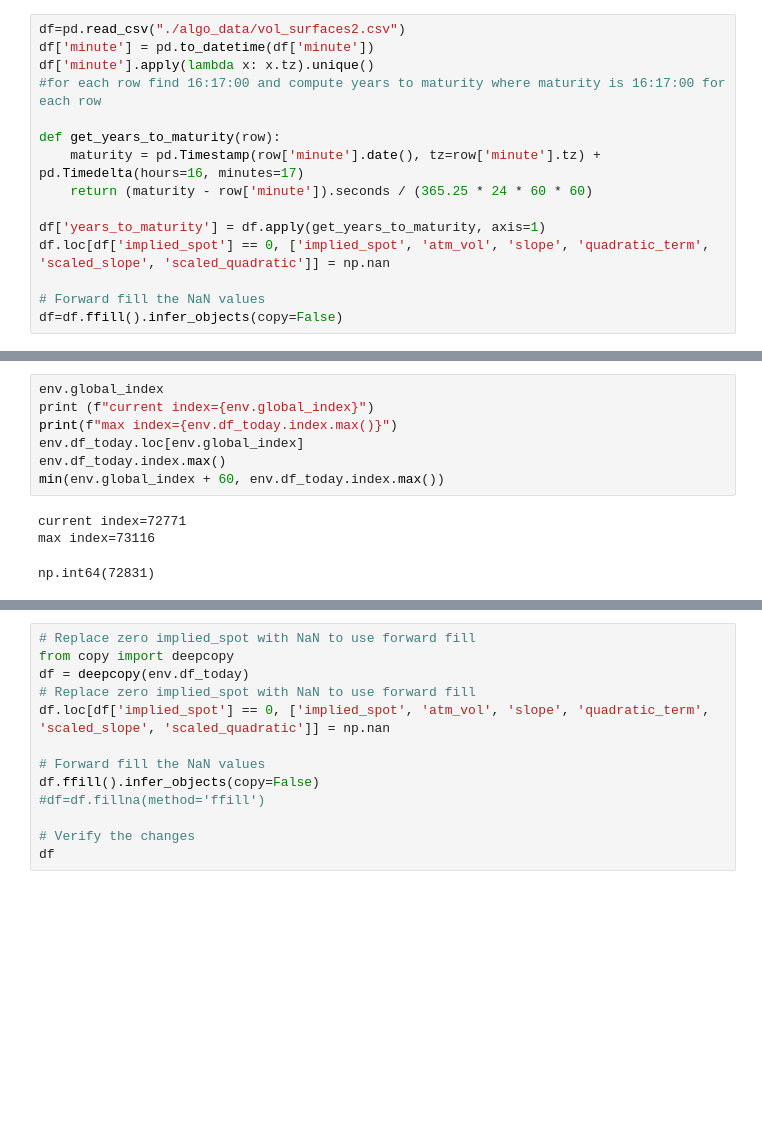
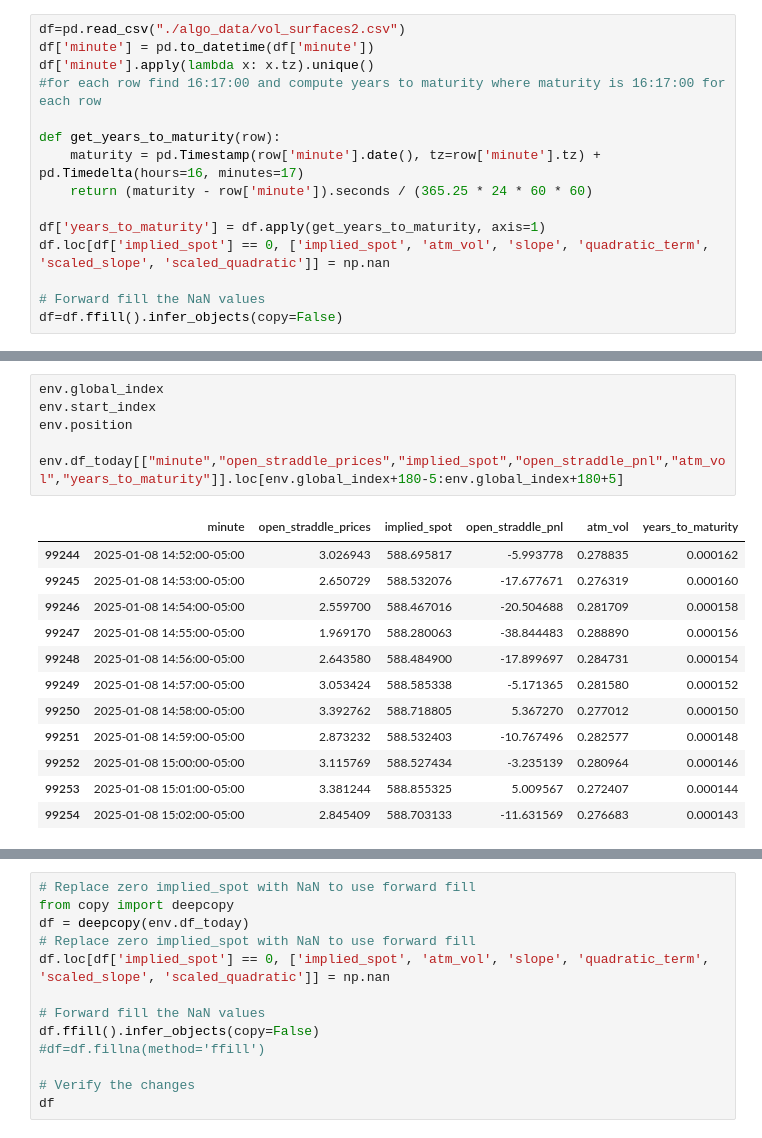
Before and after one commit to stirlitzzz/daily_options1, a Jupyter notebook: python_sim.ipynb, the cells around one changed output, grey strips where cells are left out. Cells and saved outputs as stored; diff of their text form; blank space fills up the shorter version.

```diff
--- a/python_sim.ipynb
+++ b/python_sim.ipynb
@@ -352,11 +401,19 @@ env.step(1)
-# %%
-env.global_index
-print (f"current index={env.global_index}")
-print(f"max index={env.df_today.index.max()}")
-env.df_today.loc[env.global_index]
-env.df_today.index.max()
-min(env.global_index + 60, env.df_today.index.max())
-# %% [output]
-current index=72771
-max index=73116
-np.int64(72831)
+# %%
+env.global_index
+env.start_index
+env.position
+
+env.df_today[["minute","open_straddle_prices","implied_spot","open_straddle_pnl","atm_vol","years_to_maturity"]].loc[env.global_index+180-5:env.global_index+180+5]
+# %% [output]
+|  | minute | open_straddle_prices | implied_spot | open_straddle_pnl | atm_vol | years_to_maturity |
+| 99244 | 2025-01-08 14:52:00-05:00 | 3.026943 | 588.695817 | -5.993778 | 0.278835 | 0.000162 |
+| 99245 | 2025-01-08 14:53:00-05:00 | 2.650729 | 588.532076 | -17.677671 | 0.276319 | 0.000160 |
+| 99246 | 2025-01-08 14:54:00-05:00 | 2.559700 | 588.467016 | -20.504688 | 0.281709 | 0.000158 |
+| 99247 | 2025-01-08 14:55:00-05:00 | 1.969170 | 588.280063 | -38.844483 | 0.288890 | 0.000156 |
+| 99248 | 2025-01-08 14:56:00-05:00 | 2.643580 | 588.484900 | -17.899697 | 0.284731 | 0.000154 |
+| 99249 | 2025-01-08 14:57:00-05:00 | 3.053424 | 588.585338 | -5.171365 | 0.281580 | 0.000152 |
+| 99250 | 2025-01-08 14:58:00-05:00 | 3.392762 | 588.718805 | 5.367270 | 0.277012 | 0.000150 |
+| 99251 | 2025-01-08 14:59:00-05:00 | 2.873232 | 588.532403 | -10.767496 | 0.282577 | 0.000148 |
+| 99252 | 2025-01-08 15:00:00-05:00 | 3.115769 | 588.527434 | -3.235139 | 0.280964 | 0.000146 |
+| 99253 | 2025-01-08 15:01:00-05:00 | 3.381244 | 588.855325 | 5.009567 | 0.272407 | 0.000144 |
+| 99254 | 2025-01-08 15:02:00-05:00 | 2.845409 | 588.703133 | -11.631569 | 0.276683 | 0.000143 |
```
Also changed, not shown: parts of 4 cells of this notebook, 2 other files.
